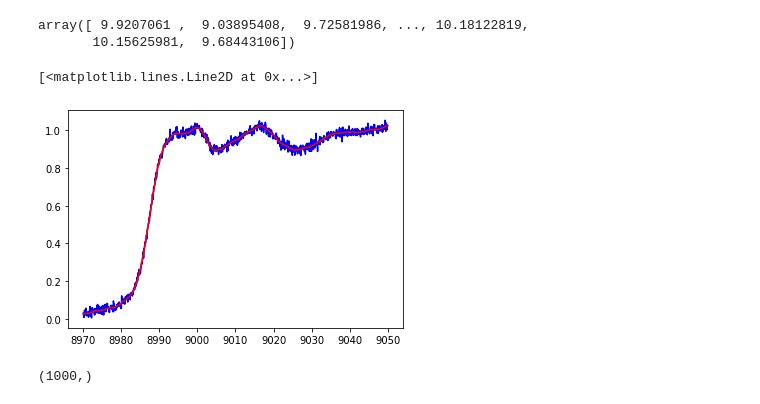
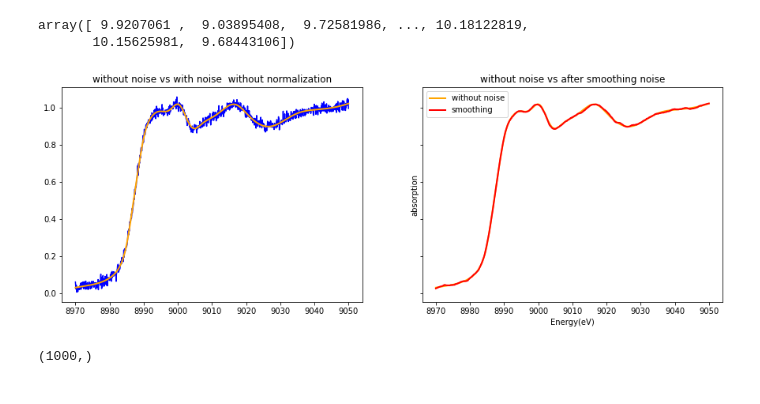
Before and after one commit to PredictXANES/XANES_Capstone, a Jupyter notebook: examples/GPR_predict_atom_number.ipynb, the cells around one changed output. Cells and saved outputs as stored; diff of their text form; code cells hidden in the pictures.

Commit message:
update smooth derivate twice, std=0.05,ws=99

```diff
--- a/examples/GPR_predict_atom_number.ipynb
+++ b/examples/GPR_predict_atom_number.ipynb
@@ -485,17 +490,24 @@ array([ 9.9207061 ,  9.03895408,  9.72581986, ..., 10.18122819,
 # %%
 xs = np.linspace(8970, 9050, 1000)
 energies = np.linspace(8970, 9050, 100)
 s1 = UnivariateSpline(energies, features[0], s=0)
 y1 = s1(xs) # generate a line with 1000 data, the amount of data depend on the xs num the third parameter
 noise = np.random.normal(0,0.015,1000)
 y2= y1+ noise
 ysmooth = savgol_filter(y2, 51, 2)
-plt.plot(xs,y1,color = 'orange' )
-plt.plot(xs,y2,color = 'blue')
-plt.plot(xs,ysmooth, color='red')
+fig, (ax1, ax2) = plt.subplots(1, 2,figsize=(15,5), sharex = True, sharey = True)
+ax1.plot(xs,y2,color = 'blue', label='with noise' )#noise
+ax1.plot(xs,y1,color = 'orange' ,label='without noise', linewidth=2 )# without noise
+ax2.plot(xs,y1,color = 'orange', label='without noise', linewidth=2)# without noise
+ax2.plot(xs,ysmooth, color='red',label='smoothing', linewidth=2)#smooth
+ax1.set_title('without noise vs with noise  without normalization')
+ax2.set_title('without noise vs after smoothing noise')
+plt.xlabel('Energy(eV)')
+plt.ylabel('absorption')
+plt.legend()
+plt.show()
 # %% [output]
-[<matplotlib.lines.Line2D at 0x...>]
-[figure, old version]
+[figure, new version]
 # %%
 ysmooth.shape
 # %% [output]
```
Also changed, not shown: parts of 40 cells of this notebook.
